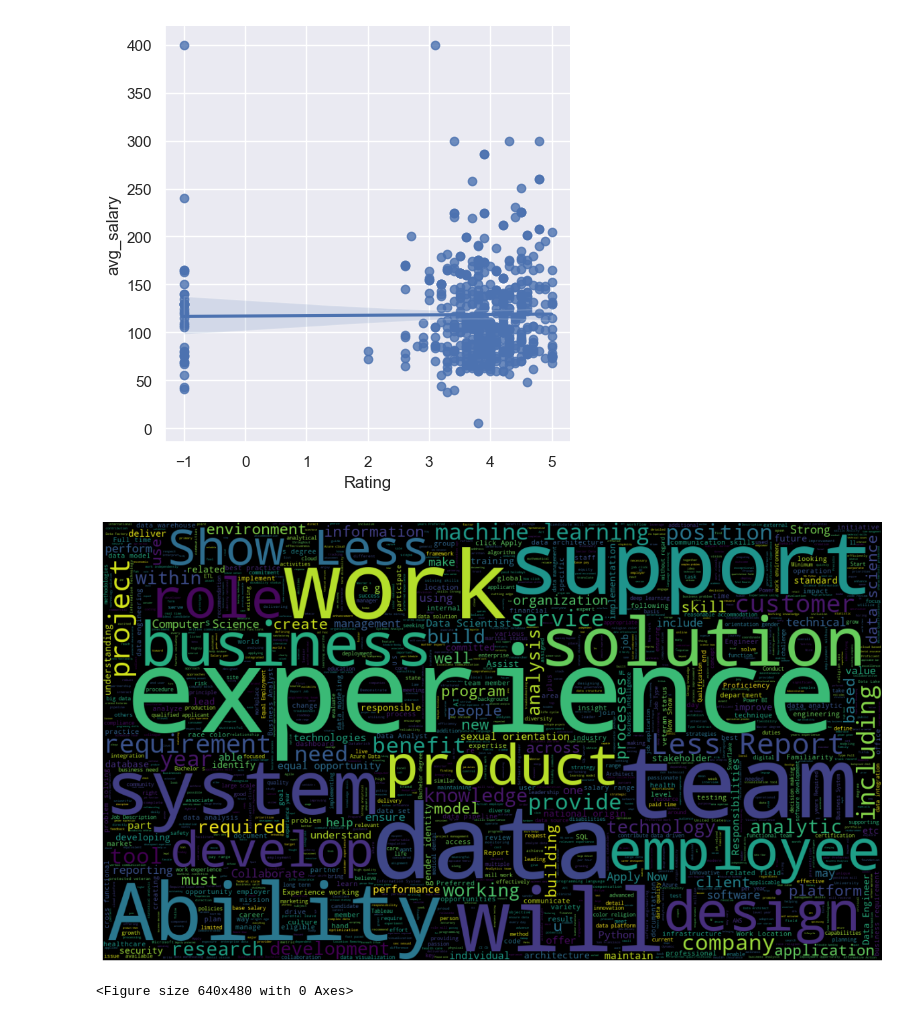
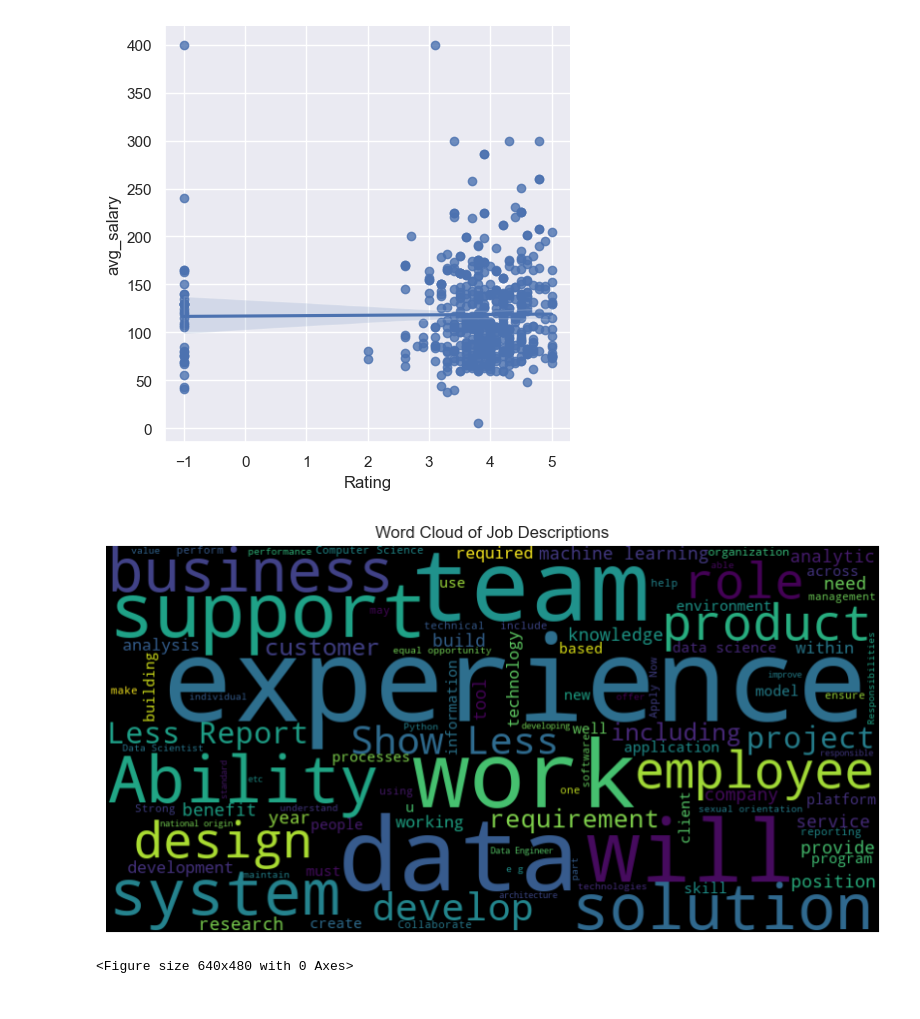
Before and after one commit to JuYinC/DataScience_Job, a Jupyter notebook: eda.ipynb, the cells around one changed output. Saved outputs shown, nothing was run; the diff lists cells and outputs as text; code cells hidden in the pictures.

```diff
--- a/eda.ipynb
+++ b/eda.ipynb
@@ -300,13 +407,19 @@ sns.lmplot(x='Rating',y='avg_salary',data=df)
 [figure]
 # %%
 #WordCloud
-words = " ".join(df['Job Description'])
-wordcloud = WordCloud(max_words=5000, width =1280, height = 720, background_color="black").generate(words)
-plt.figure(figsize=[15,15])
+# Concatenate all job descriptions
+text = " ".join(desc for desc in df['Job Description'] if desc != "-1")
+
+# Create and configure word cloud object
+wordcloud = WordCloud(stopwords=STOPWORDS, background_color="black", max_words=100, width=800, height=400).generate(text)
+
+# Plot the word cloud
+plt.figure(figsize=(10, 6))
 plt.imshow(wordcloud, interpolation="bilinear")
 plt.axis("off")
+plt.title("Word Cloud of Job Descriptions")
 plt.show()
 plt.savefig('wordcloud.png')
 # %% [output]
-[figure, old version]
+[figure, new version]
 <Figure size 640x480 with 0 Axes>
```
Also changed, not shown: parts of 32 cells of this notebook, 5 other files.
